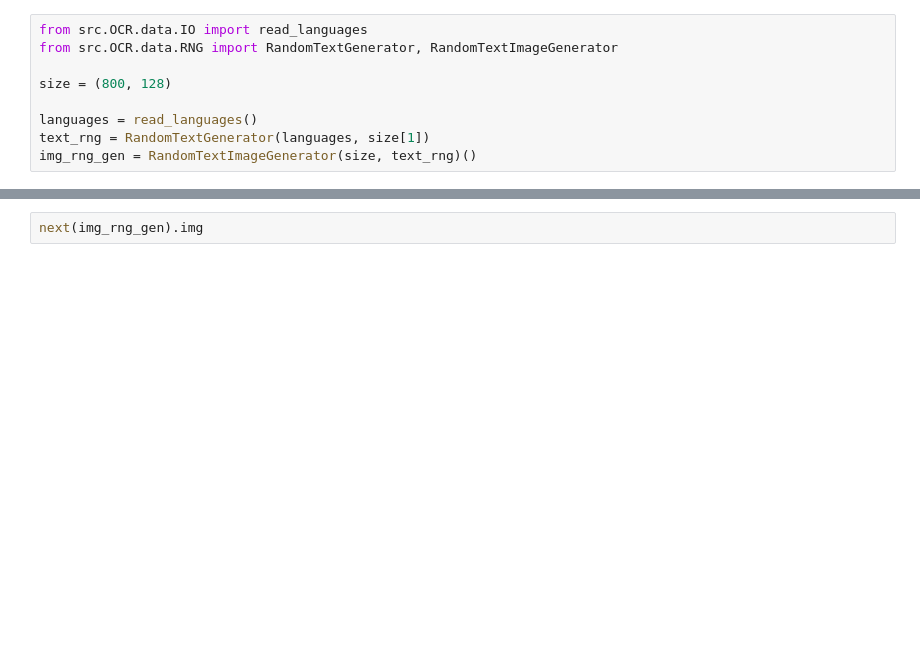
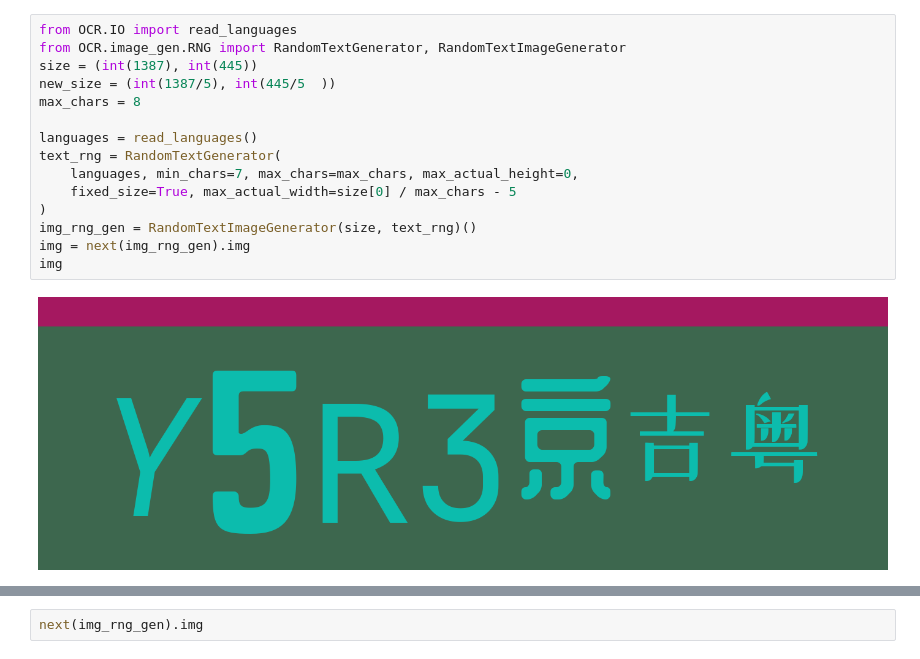
Before and after one commit to tsteffek/LicensePlateReconstructor, a Jupyter notebook: bin/TextImageGen.ipynb, the cells around one changed output, grey strips where cells are left out. Saved outputs shown, nothing was run; the diff lists cells and outputs as text; blank space fills up the shorter version.

```diff
--- a/bin/TextImageGen.ipynb
+++ b/bin/TextImageGen.ipynb
@@ -1,9 +1,17 @@
 # %%
-from src.OCR.data.IO import read_languages
-from src.OCR.data.RNG import RandomTextGenerator, RandomTextImageGenerator
-
-size = (800, 128)
+from OCR.IO import read_languages
+from OCR.image_gen.RNG import RandomTextGenerator, RandomTextImageGenerator
+size = (int(1387), int(445))
+new_size = (int(1387/5), int(445/5  ))
+max_chars = 8
 
 languages = read_languages()
-text_rng = RandomTextGenerator(languages, size[1])
+text_rng = RandomTextGenerator(
+    languages, min_chars=7, max_chars=max_chars, max_actual_height=0,
+    fixed_size=True, max_actual_width=size[0] / max_chars - 5
+)
 img_rng_gen = RandomTextImageGenerator(size, text_rng)()
+img = next(img_rng_gen).img
+img
+# %% [output]
+[figure, added]
```
Also changed, not shown: parts of 2 cells of this notebook, 4 other files.
